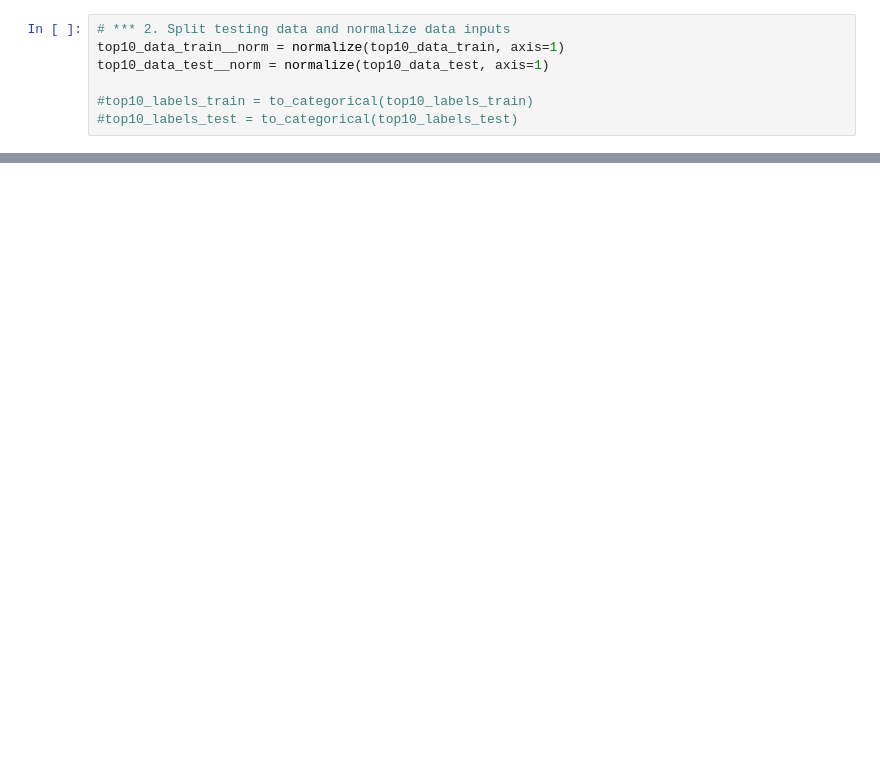
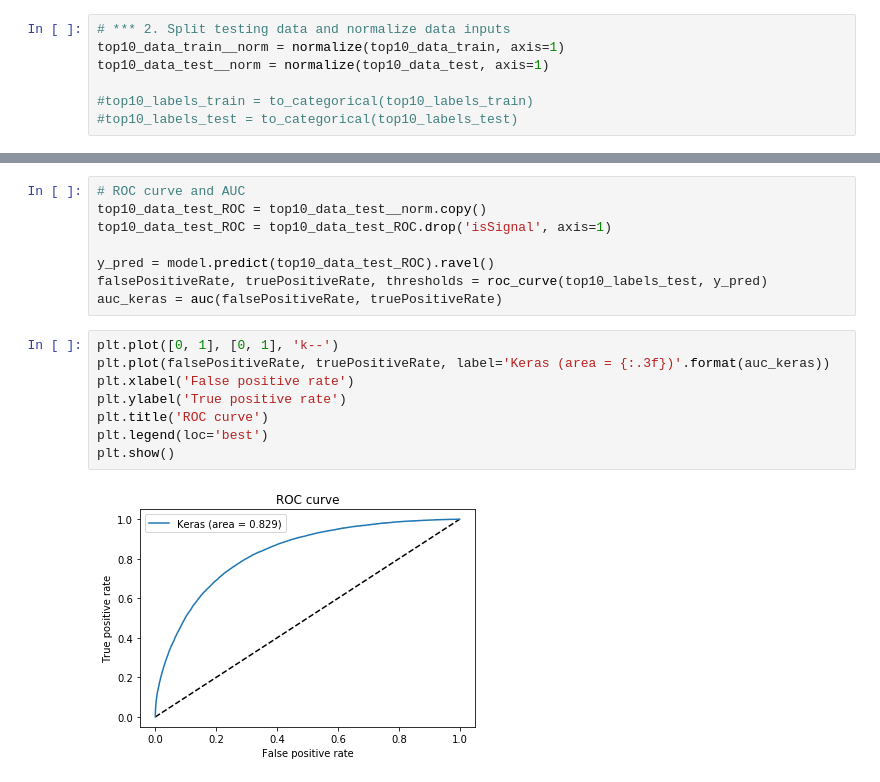
Before and after one commit to neu-physics/dihiggsMLProject, a Jupyter notebook: NeuralNetworking/tensorFlow_feedForward.ipynb, the cells around one changed output, grey strips where cells are left out. Drawn from its saved outputs; the diff is of its cells as text; blank space fills up the shorter version.

```diff
--- a/NeuralNetworking/tensorFlow_feedForward.ipynb
+++ b/NeuralNetworking/tensorFlow_feedForward.ipynb
@@ -263,0 +223,18 @@ _________________________________________________________________
+# %%
+# ROC curve and AUC
+top10_data_test_ROC = top10_data_test__norm.copy()
+top10_data_test_ROC = top10_data_test_ROC.drop('isSignal', axis=1)
+
+y_pred = model.predict(top10_data_test_ROC).ravel()
+falsePositiveRate, truePositiveRate, thresholds = roc_curve(top10_labels_test, y_pred)
+auc_keras = auc(falsePositiveRate, truePositiveRate)
+# %%
+plt.plot([0, 1], [0, 1], 'k--')
+plt.plot(falsePositiveRate, truePositiveRate, label='Keras (area = {:.3f})'.format(auc_keras))
+plt.xlabel('False positive rate')
+plt.ylabel('True positive rate')
+plt.title('ROC curve')
+plt.legend(loc='best')
+plt.show()
+# %% [output]
+[figure, added]
```
Also changed, not shown: parts of 15 cells of this notebook, 3 other files.
